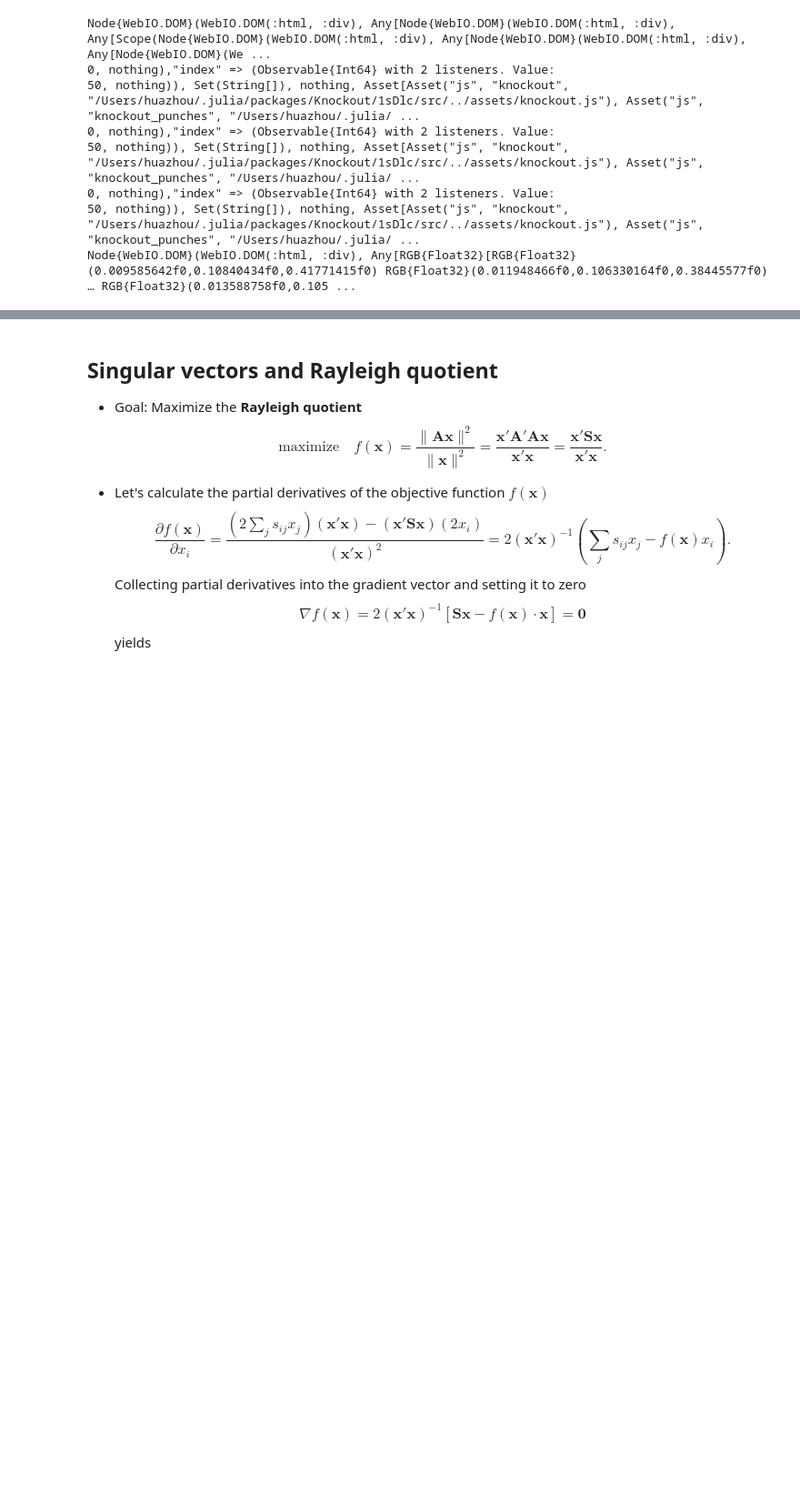
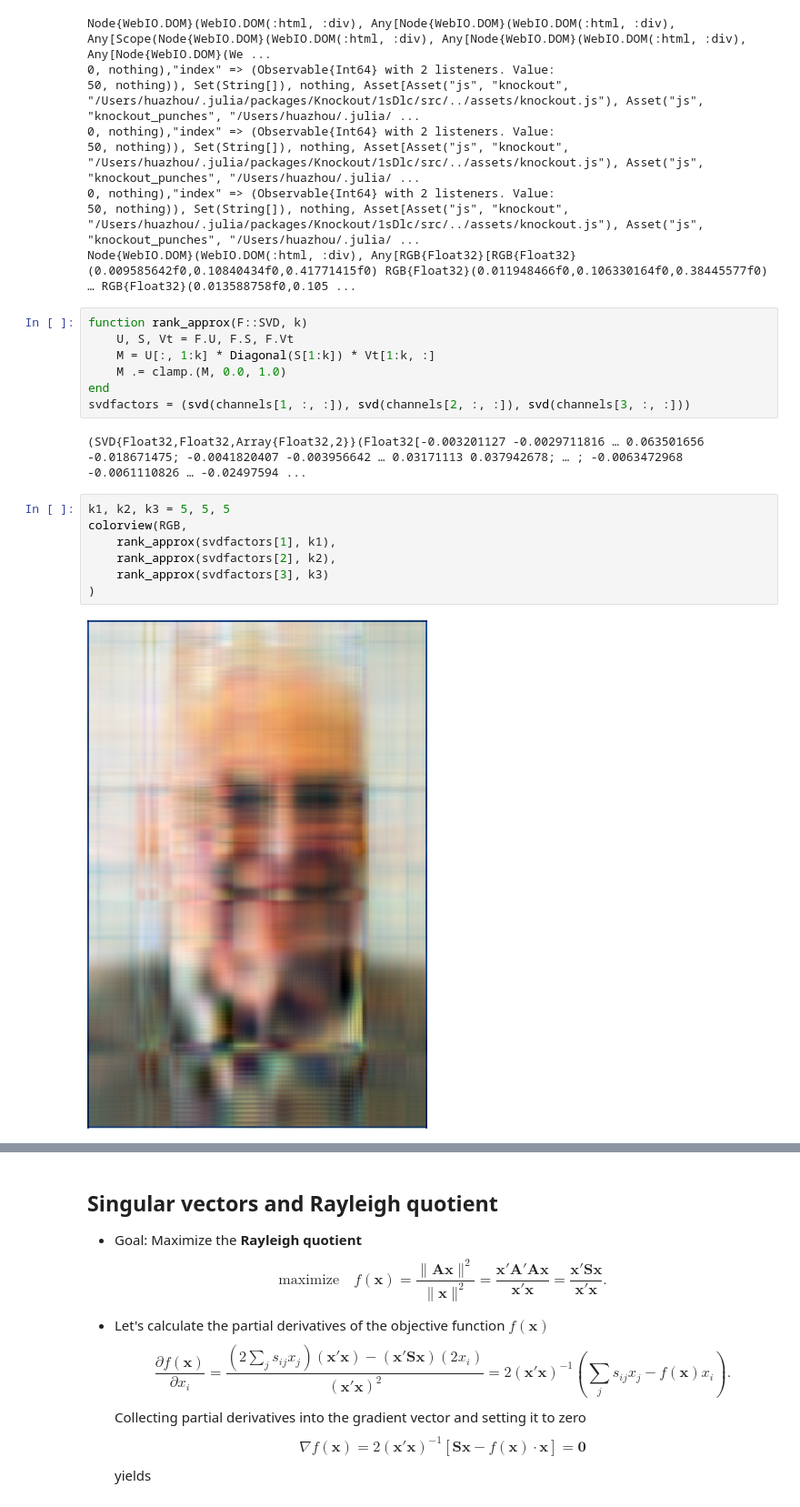
Before and after one commit to ucla-biostat216-2019fall/ucla-biostat216-2019fall.github.io, a Jupyter notebook: slides/12-svd/12-svd.ipynb, the cells around one changed output, grey strips where cells are left out. Shown at 91% size. Drawn from its saved outputs; the diff is of its cells as text; blank space fills up the shorter version.

```diff
--- a/slides/12-svd/12-svd.ipynb
+++ b/slides/12-svd/12-svd.ipynb
@@ -504,6 +545,24 @@ Node{WebIO.DOM}(WebIO.DOM(:html, :div), Any[Node{WebIO.DOM}(WebIO.DOM(:html, :di
 0, nothing),"index" => (Observable{Int64} with 2 listeners. Value:
 50, nothing)), Set(String[]), nothing, Asset[Asset("js", "knockout", "/Users/huazhou/.julia/packages/Knockout/1sDlc/src/../assets/knockout.js"), Asset("js", "knockout_punches", "/Users/huazhou/.julia/ ...
 Node{WebIO.DOM}(WebIO.DOM(:html, :div), Any[RGB{Float32}[RGB{Float32}(0.009585642f0,0.10840434f0,0.41771415f0) RGB{Float32}(0.011948466f0,0.106330164f0,0.38445577f0) … RGB{Float32}(0.013588758f0,0.105 ...
+# %%
+function rank_approx(F::SVD, k)
+    U, S, Vt = F.U, F.S, F.Vt
+    M = U[:, 1:k] * Diagonal(S[1:k]) * Vt[1:k, :]
+    M .= clamp.(M, 0.0, 1.0)
+end
+svdfactors = (svd(channels[1, :, :]), svd(channels[2, :, :]), svd(channels[3, :, :]))
+# %% [output]
+(SVD{Float32,Float32,Array{Float32,2}}(Float32[-0.003201127 -0.0029711816 … 0.063501656 -0.018671475; -0.0041820407 -0.003956642 … 0.03171113 0.037942678; … ; -0.0063472968 -0.0061110826 … -0.02497594 ...
+# %%
+k1, k2, k3 = 5, 5, 5
+colorview(RGB,
+    rank_approx(svdfactors[1], k1),
+    rank_approx(svdfactors[2], k2),
+    rank_approx(svdfactors[3], k3)
+)
+# %% [output]
+[figure, added]
 # %% [markdown]
 - SVD has some inherent optimality properties. It prescribes how to approximate a general matrix $\mathbf{A}$ by a low rank matrix.
 
```
Also changed, not shown: parts of 13 cells of this notebook, 2 other files.
